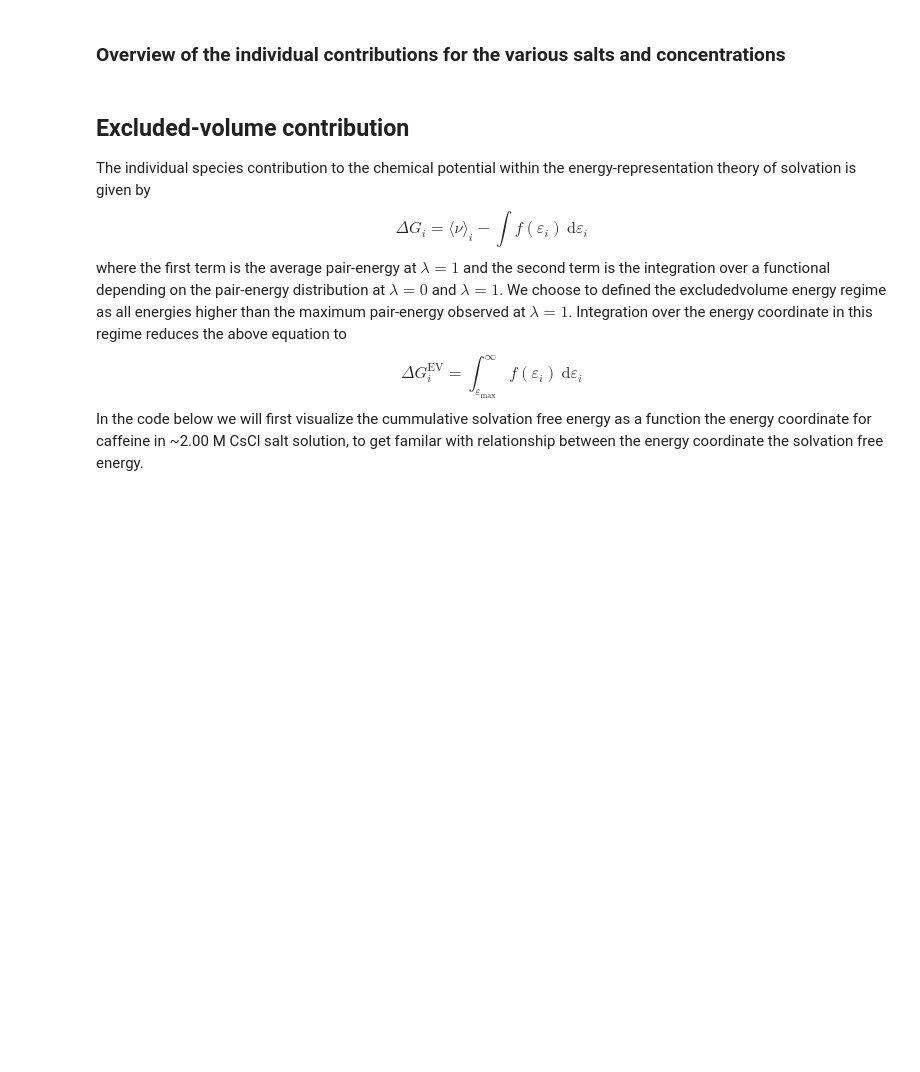
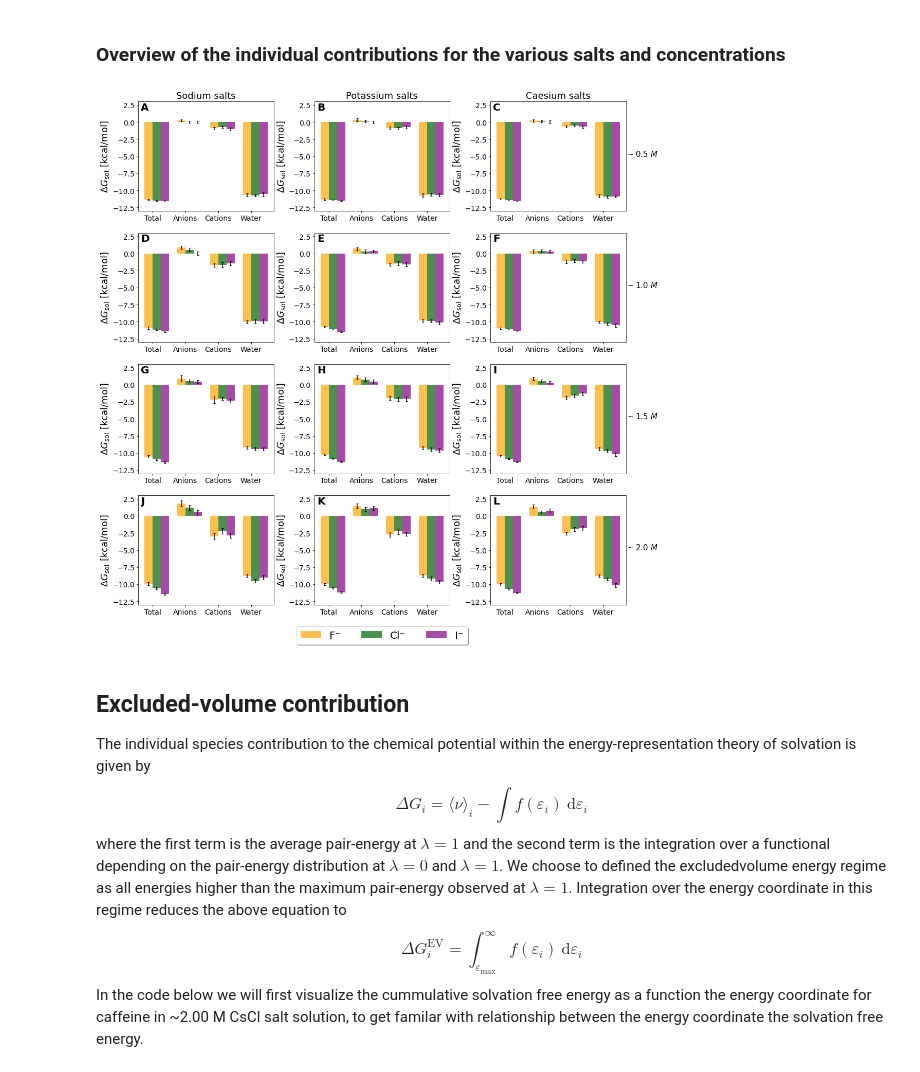
Before and after one commit to SHervoe-Hansen/Caffeine_solubility, a Jupyter notebook: Analysis_opls.ipynb, the cells around one changed output. Drawn from its saved outputs; the diff is of its cells as text; code cells hidden in the pictures; blank space fills up the shorter version.

```diff
--- a/Analysis_opls.ipynb
+++ b/Analysis_opls.ipynb
@@ -529,7 +541,7 @@ fig.show()
 # %%
 %cd -q $homedir
 
-files = ['_results.yml', '_results_Ksalts.yml', '_results_Cssalts.yml'] # Sodium, Kalium, Caesium
+files = ['_results.yml'] # Sodium, Kalium, Caesium
 salts = ['NaF', 'NaCl', 'NaI', 'KF', 'KCl', 'KI', 'CsF', 'CsCl', 'CsI']
 concs = [0.50, 1.00, 1.50, 2.00] # Folder structure.
 
@@ -557,36 +569,37 @@ for i, conc in enumerate(concs):
             with open('Simulations/opls_simulations/{}'.format(file)) as f: # open structured result file (YAML)
                 r = yaml.load(f, Loader=yaml.Loader)
             for data in r['salts']:
                 if (data['label'] == salt):
                     color = data['color']
                     label = data['label']
                     break
         axes[i][int(j/3)].bar(index+offset, mu[0], yerr=mu[1], color=color, label=label,
                               width=width, alpha=0.7, capsize=2)
         offset += width
 
 for i,ax in enumerate(axes.flatten()):
     ax.set_xticks(index + width / 2)
     ax.set_xticklabels(('Total', 'Anions', 'Cations', 'Water'), fontsize='large')
     ax.set_ylabel('$\Delta G_{\mathrm{sol}}$ [kcal/mol]', fontsize=18)
-    ax.set_ylim(-17.0, 4.0)
+    ax.set_ylim(-13.0, 3.0)
     ax.text(0.02, 0.92, string.ascii_uppercase[i], transform=ax.transAxes, size=20, weight='bold')
     ax.tick_params(axis='both', labelsize=14)
 
 labels = ['F⁻', 'Cl⁻', 'I⁻']
 axes[0][0].set_title('Sodium salts', fontsize=18)
 axes[0][1].set_title('Potassium salts', fontsize=18)
 axes[0][2].set_title('Caesium salts', fontsize=18)
 axes[3][1].legend(labels=labels, loc='upper center', bbox_to_anchor=(0.5, -0.15),
           fancybox=True, shadow=True, ncol=5, fontsize=18, prop={'size': 20})
 axes[0][2].text(1.0, 0.5, '$\sim 0.5 \ M$', transform=axes[0][2].transAxes, size=15)
 axes[0][2].text(1.0, 0.5, '$\sim 1.0 \ M$', transform=axes[1][2].transAxes, size=15)
 axes[0][2].text(1.0, 0.5, '$\sim 1.5 \ M$', transform=axes[2][2].transAxes, size=15)
 axes[0][2].text(1.0, 0.5, '$\sim 2.0 \ M$', transform=axes[3][2].transAxes, size=15)
 
 
-fig.savefig('images/SolvationMultiplot.pdf', bbox_inches='tight')
-fig.show()
+fig.savefig('images/opls_figures/SolvationMultiplot.pdf', bbox_inches='tight')
+# %% [output]
+[figure, added]
 # %% [markdown]
 ## Excluded-volume contribution
 The individual species contribution to the chemical potential within the energy-representation theory of solvation is given by
```
Also changed, not shown: parts of 22 cells of this notebook, 15 other files.
